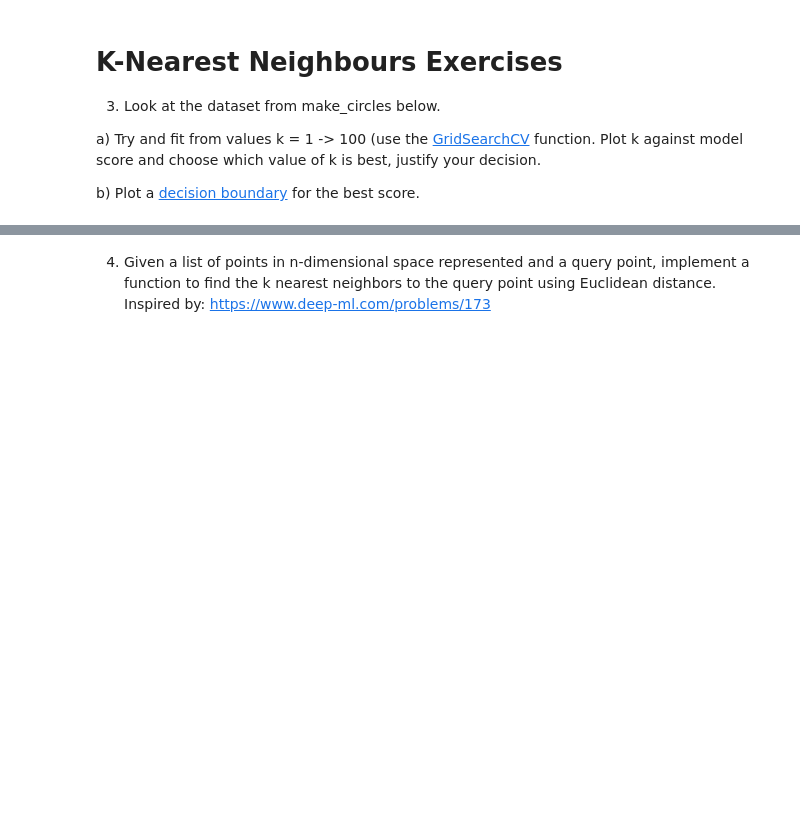
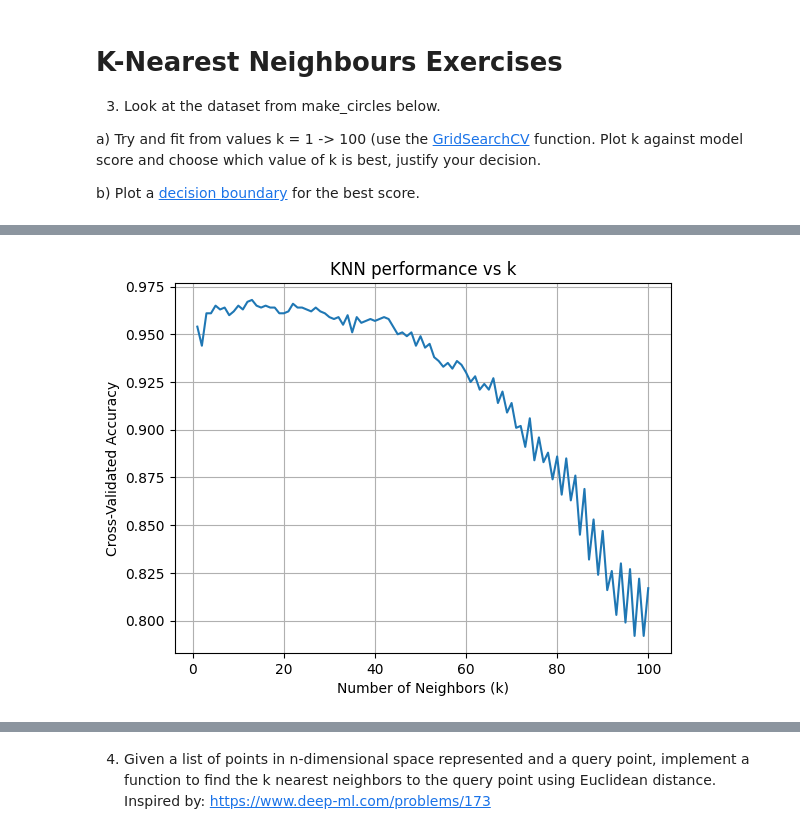
Before and after one commit to Viklin41/ai_and_text_analytics, a Jupyter notebook: worksheets/worksheet3_clustering.ipynb, the cells around one changed output, grey strips where cells are left out. Cells and saved outputs as stored; diff of their text form; code cells hidden in the pictures; blank space fills up the shorter version.

Commit message:
knn clustering

```diff
--- a/worksheets/worksheet3_clustering.ipynb
+++ b/worksheets/worksheet3_clustering.ipynb
@@ -264,14 +245,0 @@ grid.fit(X, y)
-# %%
-from sklearn.cluster import KMeans
-from sklearn.preprocessing import MinMaxScaler
-
-X, y = make_circles(n_samples=1000, noise = 0.05)
-
-sse = []
-
-for k in range(2, 101):
-    km = KMeans(n_clusters=k)
-    km.fit([X[:, 0], X[:, 1]])
-    sse.append(km.inertia_)
-
-sse
@@ -279,0 +246,13 @@ ValueError: n_samples=2 should be >= n_clusters=3.
+# %%
+from sklearn.model_selection import GridSearchCV
+from sklearn.neighbors import KNeighborsClassifier
+
+knn = KNeighborsClassifier()
+values_grid = {'n_neighbors':range(1,101)}
+
+grid = GridSearchCV(
+    estimator=knn,
+    param_grid=values_grid
+    )
+
+grid.fit(X, y)
@@ -279,0 +282,12 @@ ValueError: n_samples=2 should be >= n_clusters=3.
+# %%
+k_values = grid.cv_results_['param_n_neighbors']
+mean_score = grid.cv_results_['mean_test_score']
+
+plt.plot(k_values, mean_score)
+plt.xlabel("Number of Neighbors (k)")
+plt.ylabel("Cross-Validated Accuracy")
+plt.title("KNN performance vs k")
+plt.grid(True)
+plt.show()
+# %% [output]
+[figure, added]
```
Also changed, not shown: parts of 9 cells of this notebook, 2 other files.
